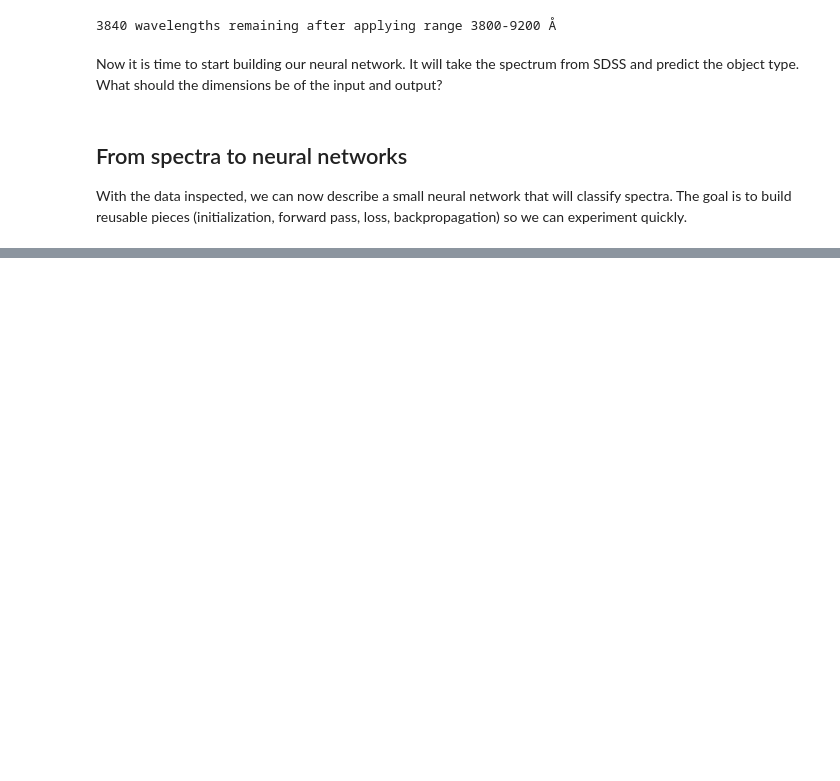
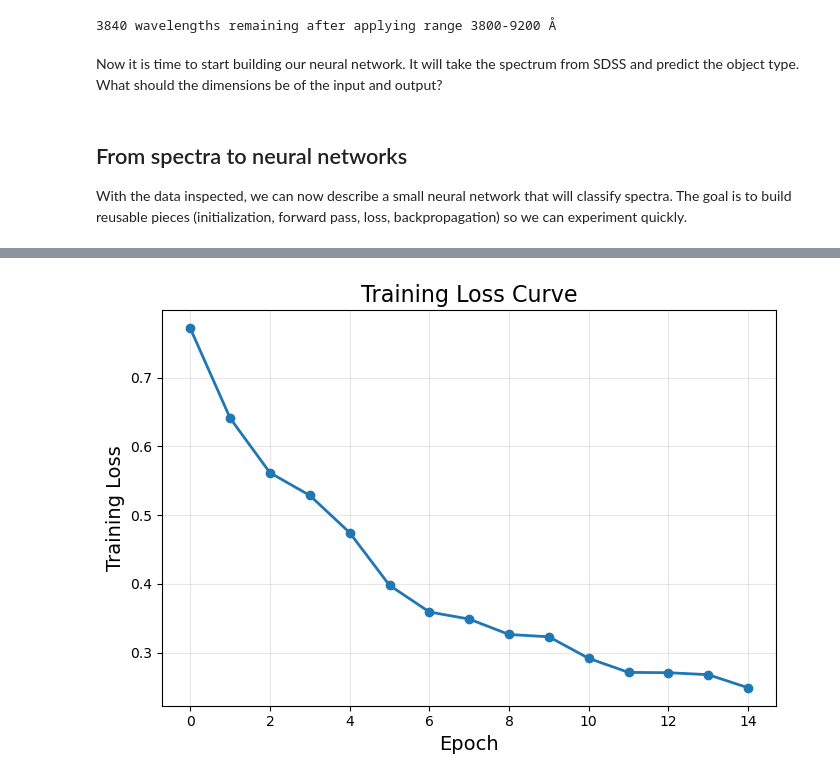
Before and after one commit to rosenberg9/Intro-to-Supervised-Learning, a Jupyter notebook: notebooks/sdss_tutorial.ipynb, the cells around one changed output, grey strips where cells are left out. Drawn from its saved outputs; the diff is of its cells as text; code cells hidden in the pictures; blank space fills up the shorter version.

```diff
--- a/notebooks/sdss_tutorial.ipynb
+++ b/notebooks/sdss_tutorial.ipynb
@@ -446,0 +269,11 @@ Loss history: [0.8468160752313124, 0.7017794111806395, 0.6502415786182474, 0.598
+# %%
+def relu(x):
+    return np.maximum(0.0, x)
+
+def relu_grad(x):
+    return (x > 0).astype(float)
+
+def softmax(logits):
+    logits = logits - logits.max(axis=1, keepdims=True)
+    ex = np.exp(logits)
+    return ex / ex.sum(axis=1, keepdims=True)
@@ -446,0 +424,18 @@ Loss history: [0.8468160752313124, 0.7017794111806395, 0.6502415786182474, 0.598
+# %%
+config, params = build(
+    input_dim=X_train.shape[1],
+    hidden_layers=[256, 10, 10],
+    output_dim=len(classes),
+    use_dropout=False,
+    dropout_rate=0.1,
+    batch_size=20,
+    learning_rate=1e-2,
+    seed=11199
+)
+# %%
+params, losses, accs = train(
+    X_train, y_train,
+    X_test,  y_test,
+    config, params,
+    epochs=15
+)
@@ -446,0 +458,11 @@ Loss history: [0.8468160752313124, 0.7017794111806395, 0.6502415786182474, 0.598
+# %%
+plt.figure(figsize=(7,5))
+plt.plot(losses, marker='o', linewidth=2)
+plt.xlabel("Epoch", fontsize=14)
+plt.ylabel("Training Loss", fontsize=14)
+plt.title("Training Loss Curve", fontsize=16)
+plt.grid(alpha=0.3)
+plt.tight_layout()
+plt.show()
+# %% [output]
+[figure, added]
```
Also changed, not shown: parts of 26 cells of this notebook, 5 other files.
